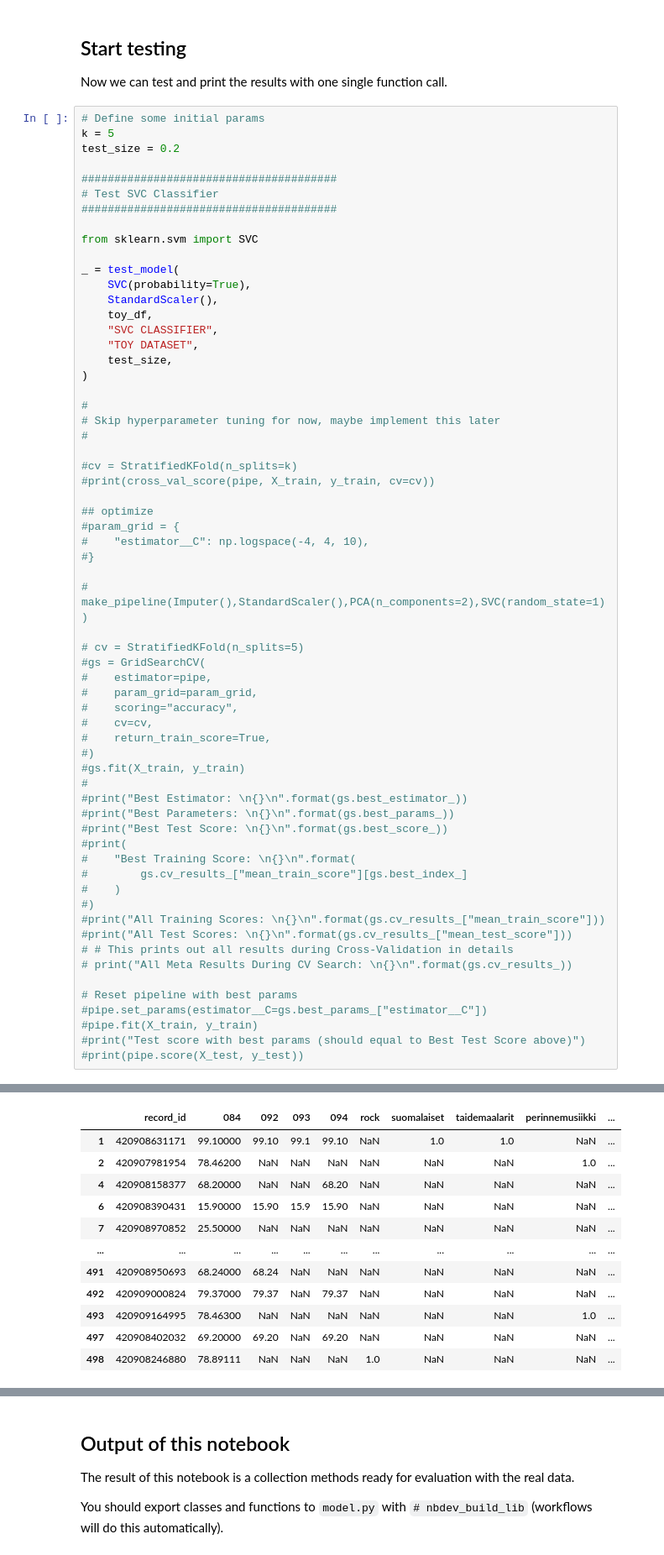
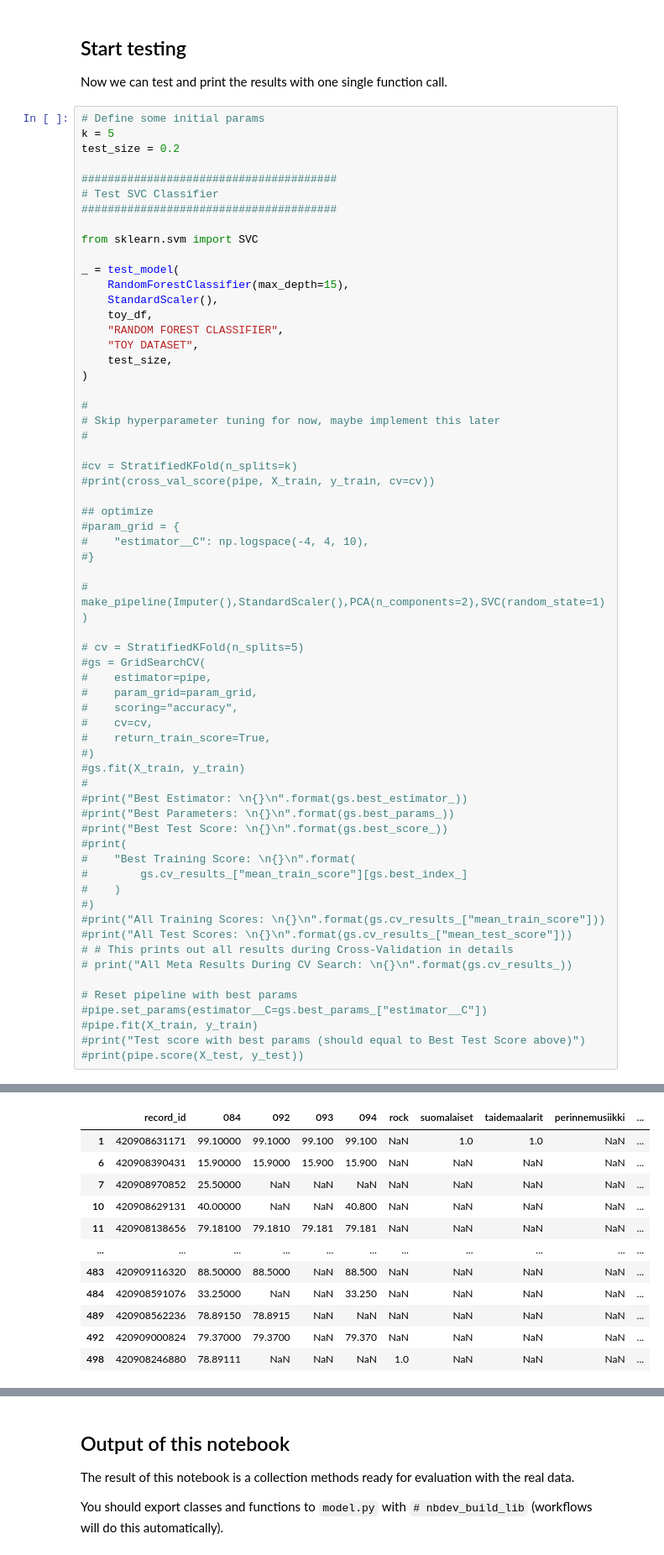
Before and after one commit to City-of-Helsinki/ml_hki_library_classifier, a Jupyter notebook: 01_model.ipynb, the cells around one changed output, grey strips where cells are left out. Shown at 84% size. Drawn from its saved outputs; the diff is of its cells as text.

```diff
--- a/01_model.ipynb
+++ b/01_model.ipynb
@@ -520,10 +535,10 @@ test_size = 0.2
 from sklearn.svm import SVC
 
 _ = test_model(
-    SVC(probability=True),
+    RandomForestClassifier(max_depth=15),
     StandardScaler(),
     toy_df,
-    "SVC CLASSIFIER",
+    "RANDOM FOREST CLASSIFIER",
     "TOY DATASET",
     test_size,
 )
@@ -601,15 +616,15 @@ Number of right predictions: 205
 
 
 All false predictions in dataset:
 |  | record_id | 084 | 092 | 093 | 094 | rock | suomalaiset | taidemaalarit | perinnemusiikki | ... |
-| 1 | 420908631171 | 99.10000 | 99.10 | 99.1 | 99.10 | NaN | 1.0 | 1.0 | NaN | ... |
-| 2 | 420907981954 | 78.46200 | NaN | NaN | NaN | NaN | NaN | NaN | 1.0 | ... |
-| 4 | 420908158377 | 68.20000 | NaN | NaN | 68.20 | NaN | NaN | NaN | NaN | ... |
-| 6 | 420908390431 | 15.90000 | 15.90 | 15.9 | 15.90 | NaN | NaN | NaN | NaN | ... |
+| 1 | 420908631171 | 99.10000 | 99.1000 | 99.100 | 99.100 | NaN | 1.0 | 1.0 | NaN | ... |
+| 6 | 420908390431 | 15.90000 | 15.9000 | 15.900 | 15.900 | NaN | NaN | NaN | NaN | ... |
 | 7 | 420908970852 | 25.50000 | NaN | NaN | NaN | NaN | NaN | NaN | NaN | ... |
+| 10 | 420908629131 | 40.00000 | NaN | NaN | 40.800 | NaN | NaN | NaN | NaN | ... |
+| 11 | 420908138656 | 79.18100 | 79.1810 | 79.181 | 79.181 | NaN | NaN | NaN | NaN | ... |
 | ... | ... | ... | ... | ... | ... | ... | ... | ... | ... | ... |
-| 491 | 420908950693 | 68.24000 | 68.24 | NaN | NaN | NaN | NaN | NaN | NaN | ... |
-| 492 | 420909000824 | 79.37000 | 79.37 | NaN | 79.37 | NaN | NaN | NaN | NaN | ... |
-| 493 | 420909164995 | 78.46300 | NaN | NaN | NaN | NaN | NaN | NaN | 1.0 | ... |
-| 497 | 420908402032 | 69.20000 | 69.20 | NaN | 69.20 | NaN | NaN | NaN | NaN | ... |
+| 483 | 420909116320 | 88.50000 | 88.5000 | NaN | 88.500 | NaN | NaN | NaN | NaN | ... |
+| 484 | 420908591076 | 33.25000 | NaN | NaN | 33.250 | NaN | NaN | NaN | NaN | ... |
+| 489 | 420908562236 | 78.89150 | 78.8915 | NaN | NaN | NaN | NaN | NaN | NaN | ... |
+| 492 | 420909000824 | 79.37000 | 79.3700 | NaN | 79.370 | NaN | NaN | NaN | NaN | ... |
 | 498 | 420908246880 | 78.89111 | NaN | NaN | NaN | 1.0 | NaN | NaN | NaN | ... |
```
Also changed, not shown: parts of 24 cells of this notebook.
